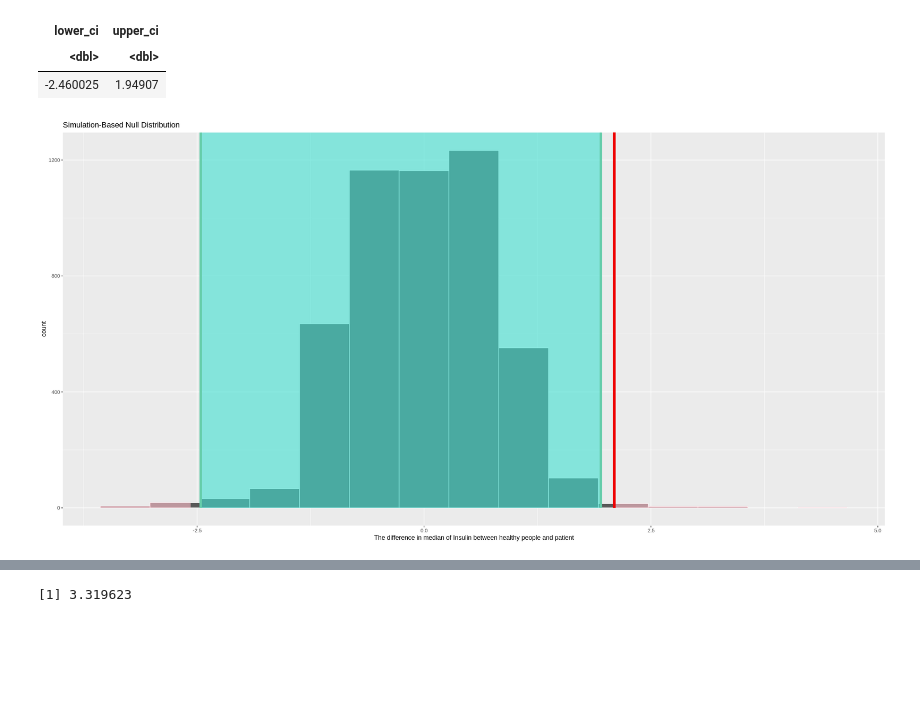
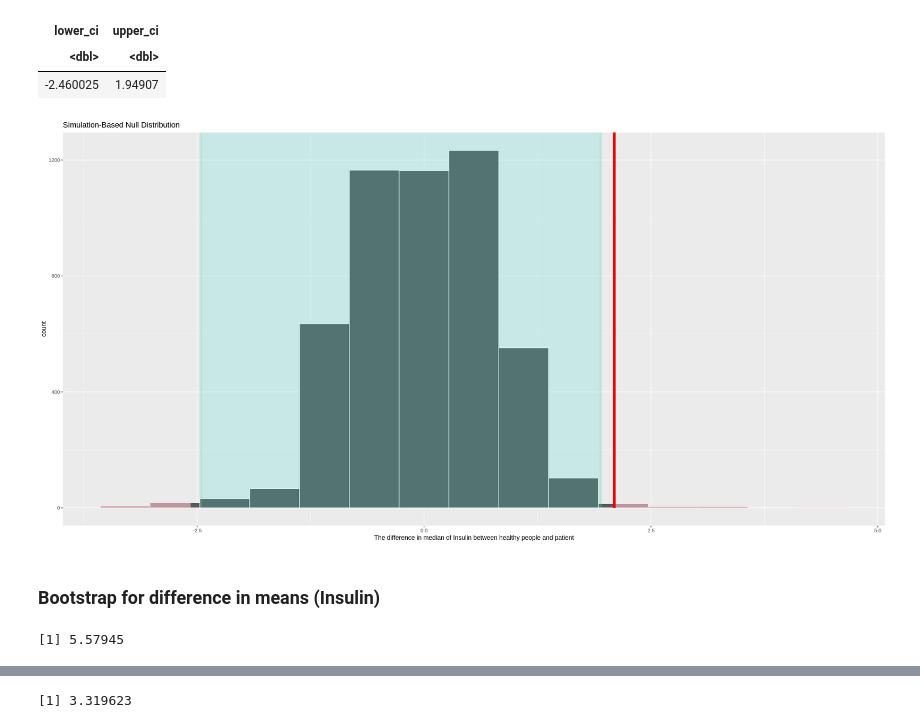
Before and after one commit to cpan0/breast-cancer-coimbra-dataset, a Jupyter notebook: final-report.ipynb, the cells around one changed output, grey strips where cells are left out. Cells and saved outputs as stored; diff of their text form; code cells hidden in the pictures; blank space fills up the shorter version.

```diff
--- a/final-report.ipynb
+++ b/final-report.ipynb
@@ -215,19 +220,17 @@ $H_0: \mu2 = \mu1$  , $H_1: \mu2 \neq \mu1 $
 # %%
-obs_med_diff_summary <-
+obs_med_Insulin_diff <-
     cancer %>%
-    group_by(Classification) %>%
-    summarise(median = median(Insulin))
+    specify(formula = Insulin ~ Classification) %>%
+    calculate(stat = "diff in medians", order = c(2, 1)) %>%
+    pull()
 
-obs_med_diff <- obs_med_diff_summary$median[2] -
-                obs_med_diff_summary$median[1]
-
-obs_med_diff
+obs_med_Insulin_diff
 # %% [output]
 [1] 2.0965
 # %%
 set.seed(100)
 
-null_model_Insulin <-
+null_model_Insulin_median <-
    cancer %>%
    specify(formula = Insulin ~ Classification) %>%
    hypothesize(null = "independence") %>%
@@ -245,24 +248,36 @@ A tibble: 1 × 1
 | <dbl> |
 | 0.0076 |
 # %%
-ci_insulin <-
-null_model_Insulin %>%
+ci_insulin_b_median <-
+null_model_Insulin_median %>%
 get_ci(0.99)
 
-ci_insulin
+ci_insulin_b_median
 # %% [output]
 A tibble: 1 × 2
 | lower_ci | upper_ci |
 | <dbl> | <dbl> |
 | -2.460025 | 1.94907 |
 # %%
-null_model_Insulin_plot <-
-null_model_Insulin %>%
+null_model_Insulin_median_plot <-
+null_model_Insulin_median %>%
 visualize()  +
-shade_p_value(obs_stat = obs_med_diff,  direction = "two-sided")+
+shade_p_value(obs_stat = obs_med_Insulin_diff,  direction = "two-sided")+
 labs(x = "The difference in median of Insulin between healthy people and patient") +
-shade_confidence_interval(endpoints = ci_insulin)
+shade_confidence_interval(endpoints = ci_insulin_b_median, alpha=0.2)
 
-null_model_Insulin_plot
+null_model_Insulin_median_plot
 # %% [output]
-[figure, old version]
+[figure, new version]
+# %% [markdown]
+### Bootstrap for difference in means (Insulin)
+# %%
+obs_mean_Insulin_diff <-
+    cancer %>%
+    specify(formula = Insulin ~ Classification) %>%
+    calculate(stat = "diff in means", order = c(2, 1)) %>%
+    pull()
+
+obs_mean_Insulin_diff
+# %% [output]
+[1] 5.57945
```
Also changed, not shown: parts of 23 cells of this notebook.
